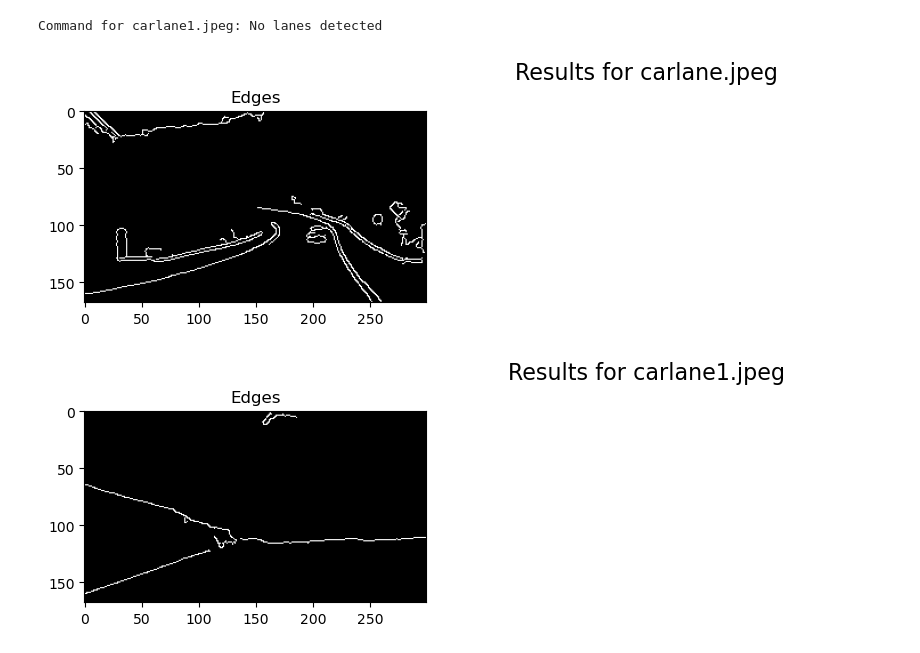
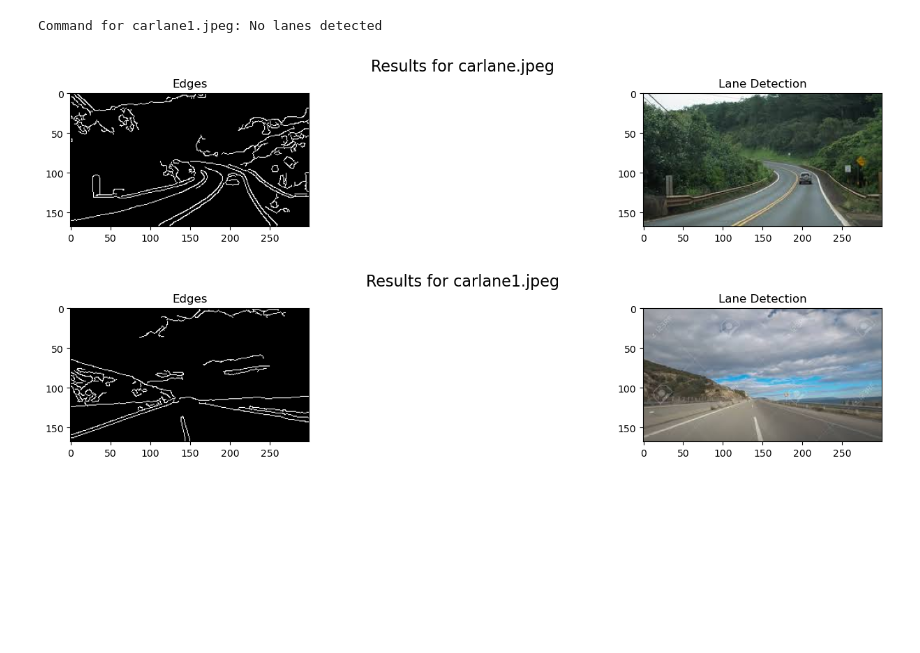
Before and after one commit to devMuniz02/Porfolio-Code-AI-projects, a Jupyter notebook: Autonomous warehouse car - In progress until May 2025/Line follower/Line follower-Copy1.ipynb, the cells around one changed output. Saved outputs shown, nothing was run; the diff lists cells and outputs as text; code cells hidden in the pictures; blank space fills up the shorter version.

```diff
--- a/Autonomous warehouse car - In progress until May 2025/Line follower/Line follower-Copy1.ipynb
+++ b/Autonomous warehouse car - In progress until May 2025/Line follower/Line follower-Copy1.ipynb
@@ -206,25 +206,51 @@ Command for carlane1.jpeg: No lanes detected
 # %%
 for image_file in image_files:
     frame = cv2.imread(image_file)
     if frame is None:
         print(f"Error: Could not load {image_file}")
         continue
 
     gray = cv2.cvtColor(frame, cv2.COLOR_BGR2GRAY)
 
     # Apply Gaussian Blur to reduce noise
-    blurred = cv2.GaussianBlur(gray, (5, 5), 0)
+    blurred = cv2.GaussianBlur(gray, (7, 7), 0)
 
     # Apply Canny edge detection
-    edges = cv2.Canny(blurred, 50, 255)
+    edges = cv2.Canny(blurred, 0, 100)
+
+    # Define a region of interest (ROI)
+    height, width = edges.shape
+    mask = np.zeros_like(edges)
+    polygon = np.array([[
+        (width * 0.1, height),
+        (width * 0.9, height),
+        (width * 0.5, height * 0.6)
+    ]], np.int32)
+    cv2.fillPoly(mask, polygon, 255)
+    cropped_edges = cv2.bitwise_and(edges, mask)
 
     # Display results
     plt.figure(figsize=(15, 3))
     plt.suptitle(f"Results for {image_file}", fontsize=16)
 
     plt.subplot(1, 3, 1)
     plt.title("Edges")
     plt.imshow(edges, cmap='gray')
+
+    plt.subplot(1, 3, 2)
+    plt.title("Cropped Edges")
+    plt.imshow(cropped_edges, cmap='gray')
+
+    plt.subplot(1, 3, 3)
+    plt.title("Lane Detection")
+    output_frame = frame.copy()
+    if lines is not None:
+        for line in lines:
+            x1, y1, x2, y2 = line[0]
+            cv2.line(output_frame, (x1, y1), (x2, y2), (0, 255, 0), 5)
+    plt.imshow(cv2.cvtColor(output_frame, cv2.COLOR_BGR2RGB))
+
+    plt.show()
 # %% [output]
-[figure, old version]
+[figure, new version]
-[figure, old version]
+[figure, new version]
```
Also changed, not shown: 2 other files.
